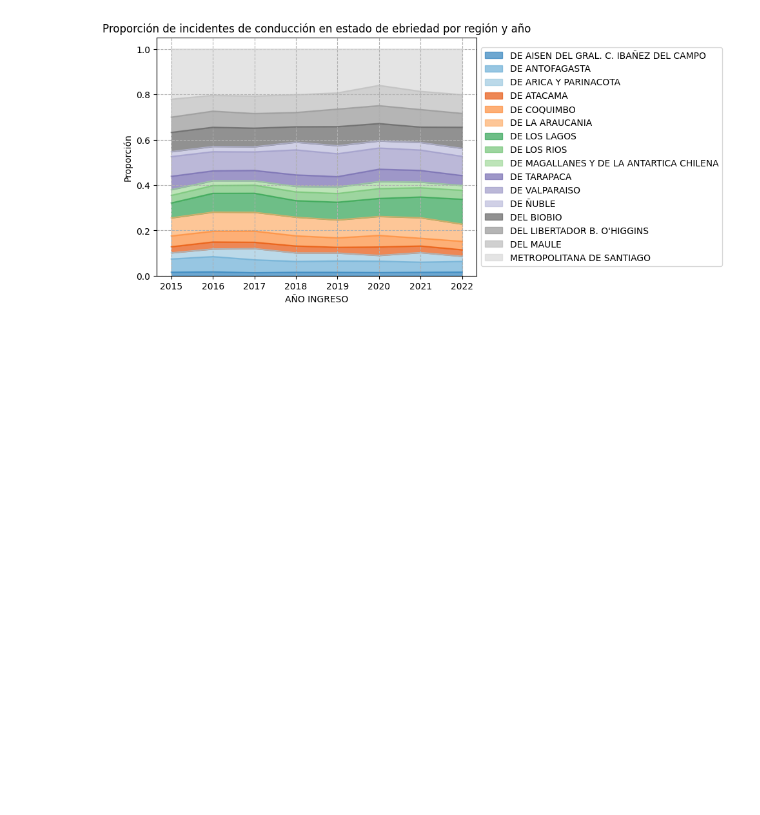
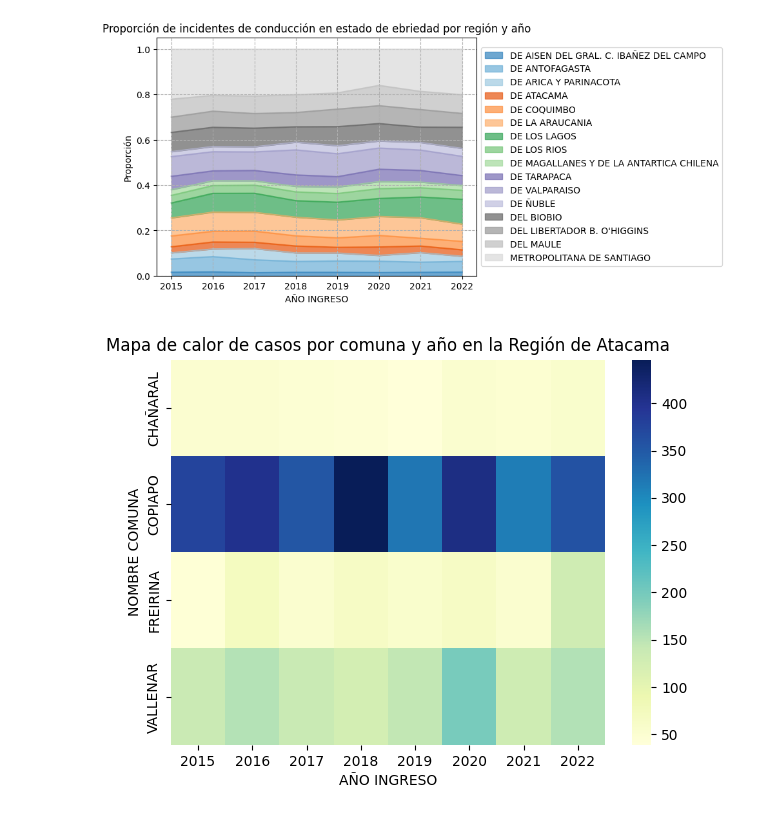
Before and after one commit to RodrigoEduard/08MBID---Visualizacion-de-Datos, a Jupyter notebook: TrabajoPracticoVD.ipynb, the cells around one changed output. Cells and saved outputs as stored; diff of their text form; code cells hidden in the pictures; blank space fills up the shorter version.

```diff
--- a/TrabajoPracticoVD.ipynb
+++ b/TrabajoPracticoVD.ipynb
@@ -170,3 +166,19 @@ plt.show()
 # %% [output]
 <Figure size 1000x600 with 0 Axes>
 [figure]
+# %%
+comunas = ["CHAÑARAL", "COPIAPO", "DIEGO DE ALMAGRO", "FREIRINA", "VALLENAR"] # Lista de comunas
+
+filtered_data = conduccion_V2[conduccion_V2['NOMBRE COMUNA'].isin(comunas)].copy()
+filtered_data['AÑO INGRESO'] = filtered_data['AÑO INGRESO'].astype(int)
+
+heatmap_data = filtered_data.groupby(['NOMBRE COMUNA', 'AÑO INGRESO']).size().reset_index(name='COUNTS')
+heatmap_data = heatmap_data.pivot(index='NOMBRE COMUNA', columns='AÑO INGRESO', values='COUNTS').fillna(0)
+
+plt.figure(figsize=(7,5))
+sns.heatmap(heatmap_data, cmap='YlGnBu')
+
+plt.title('Mapa de calor de casos por comuna y año en la Región de Atacama')
+plt.show()
+# %% [output]
+[figure, added]
```
Also changed, not shown: parts of 5 cells of this notebook.
